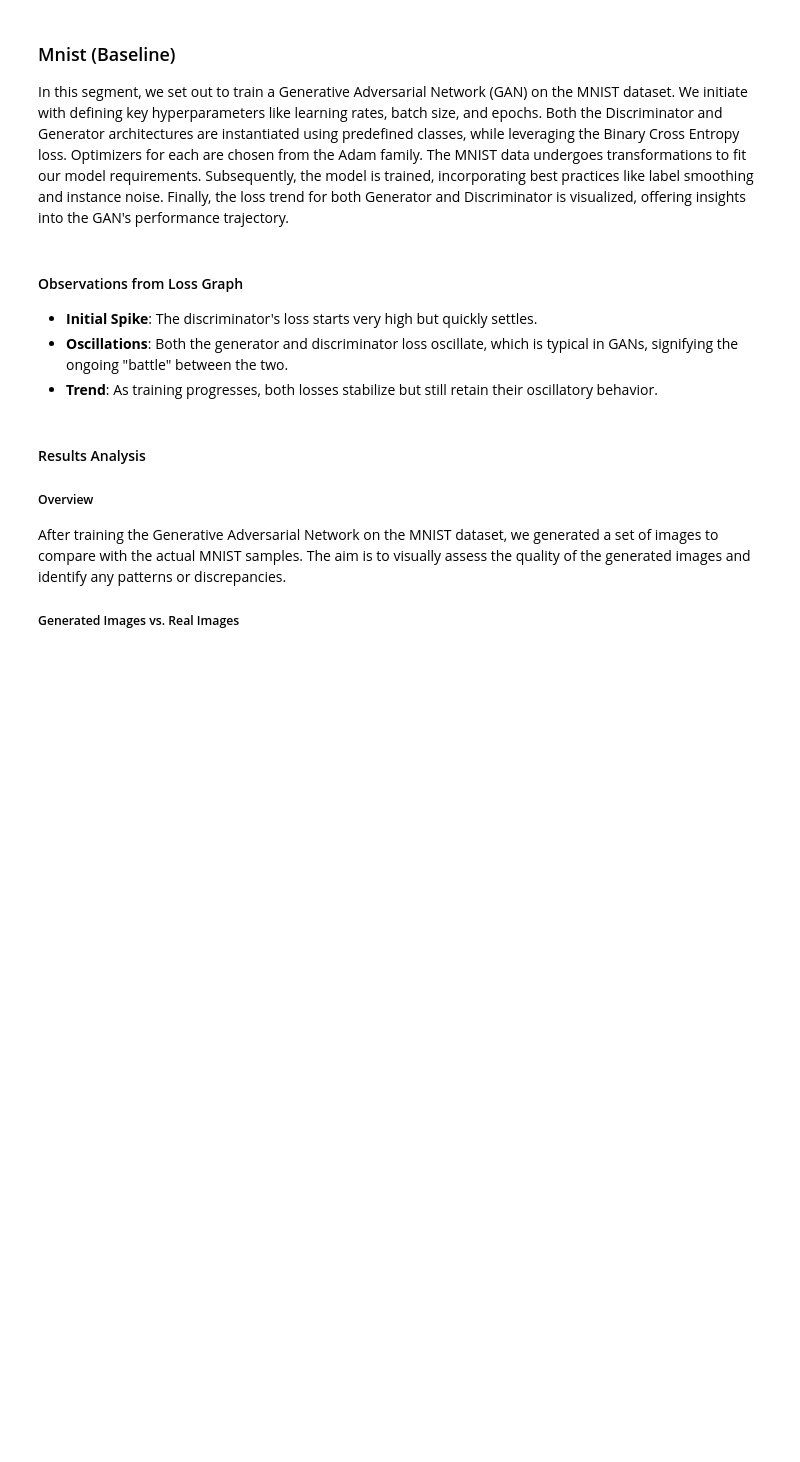
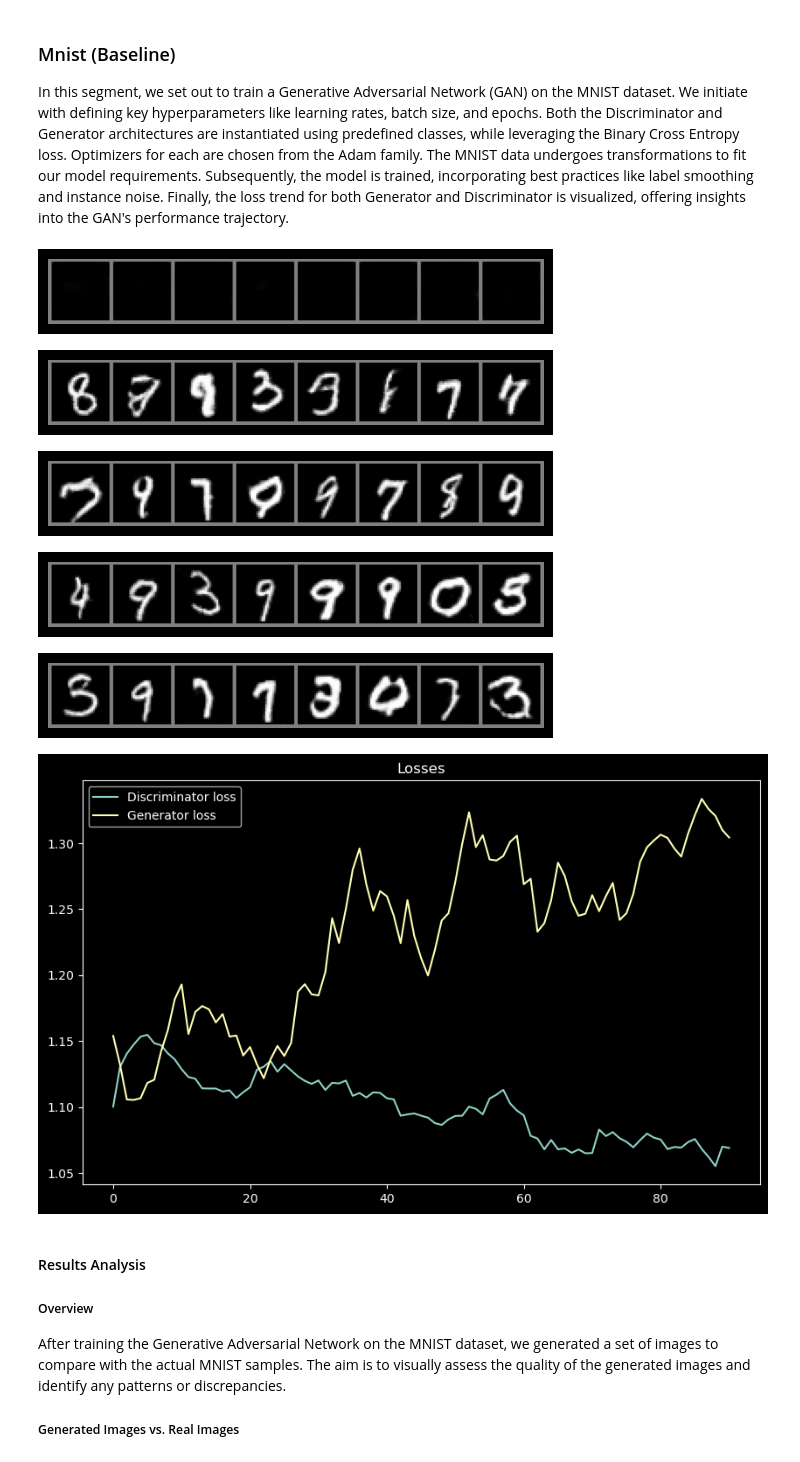
Before and after one commit to BRJoaquin/GAN, a Jupyter notebook: GAN.ipynb, the cells around one changed output. Drawn from its saved outputs; the diff is of its cells as text; code cells hidden in the pictures; blank space fills up the shorter version.

```diff
--- a/GAN.ipynb
+++ b/GAN.ipynb
@@ -172,7 +172,9 @@ def get_mnist_data_loader(transform, batch_size=32):
     )
     combined_data = torch.utils.data.ConcatDataset([train_data, test_data])
     # DataLoader allows us to batch and shuffle the data
-    train_loader = DataLoader(combined_data, batch_size=batch_size, shuffle=True, drop_last=True)
+    train_loader = DataLoader(
+        combined_data, batch_size=batch_size, shuffle=True, drop_last=True
+    )
     return train_loader
 # %% [markdown]
 The FashionMNIST dataset is a drop-in replacement for the MNIST dataset. It has the same number of training and test examples and the same image size and structure. The only difference is that the images are of fashion items rather than handwritten digits. We'll use the FashionMNIST dataset in the next notebook.
@@ -589,7 +597,7 @@ In this segment, we set out to train a Generative Adversarial Network (GAN) on t
 learning_rate_d = 0.0001
 learning_rate_g = 0.0001
 batch_size = 64
-epochs = 50
+epochs = 100
 noise_size = 100  # Dimension of random noise vector for Generator
 k = 2  # Number of steps to apply to the Discriminator
 img_size = 32  # Size of the image
@@ -606,39 +614,41 @@ criterion = (
 optimizer_d = torch.optim.Adam(discriminator.parameters(), lr=learning_rate_d)
 optimizer_g = torch.optim.Adam(generator.parameters(), lr=learning_rate_g)
 
 # Get the data loader
 transform = transforms.Compose(
     [
         transforms.ToTensor(),
         transforms.Resize((img_size, img_size)),
         transforms.Normalize((0.5,), (0.5,)),
     ]
 )
 train_loader = get_mnist_data_loader(transform, batch_size)
 
 # Train the model
 losses_d, losses_g = train_model(
     discriminator,
     generator,
     train_loader,
     criterion,
     optimizer_d,
     optimizer_g,
     epochs,
     k,
     batch_size,
     noise_size,
     do_smoothing_label=True,
     do_instance_noise=True,
     log_samples=True,
-    log_interval=10,
+    log_interval=20,
 )
 plot_losses(losses_d, losses_g, do_avg=True, avg_window=10)
+# %% [output]
+[figure, added]
+[figure, added]
+[figure, added]
+[figure, added]
+[figure, added]
+[figure, added]
-# %% [markdown]
-#### Observations from Loss Graph
-- **Initial Spike**: The discriminator's loss starts very high but quickly settles.
-- **Oscillations**: Both the generator and discriminator loss oscillate, which is typical in GANs, signifying the ongoing "battle" between the two.
-- **Trend**: As training progresses, both losses stabilize but still retain their oscillatory behavior.
 # %% [markdown]
 #### Results Analysis
 
```
Also changed, not shown: parts of 25 cells of this notebook, 1 other file.
